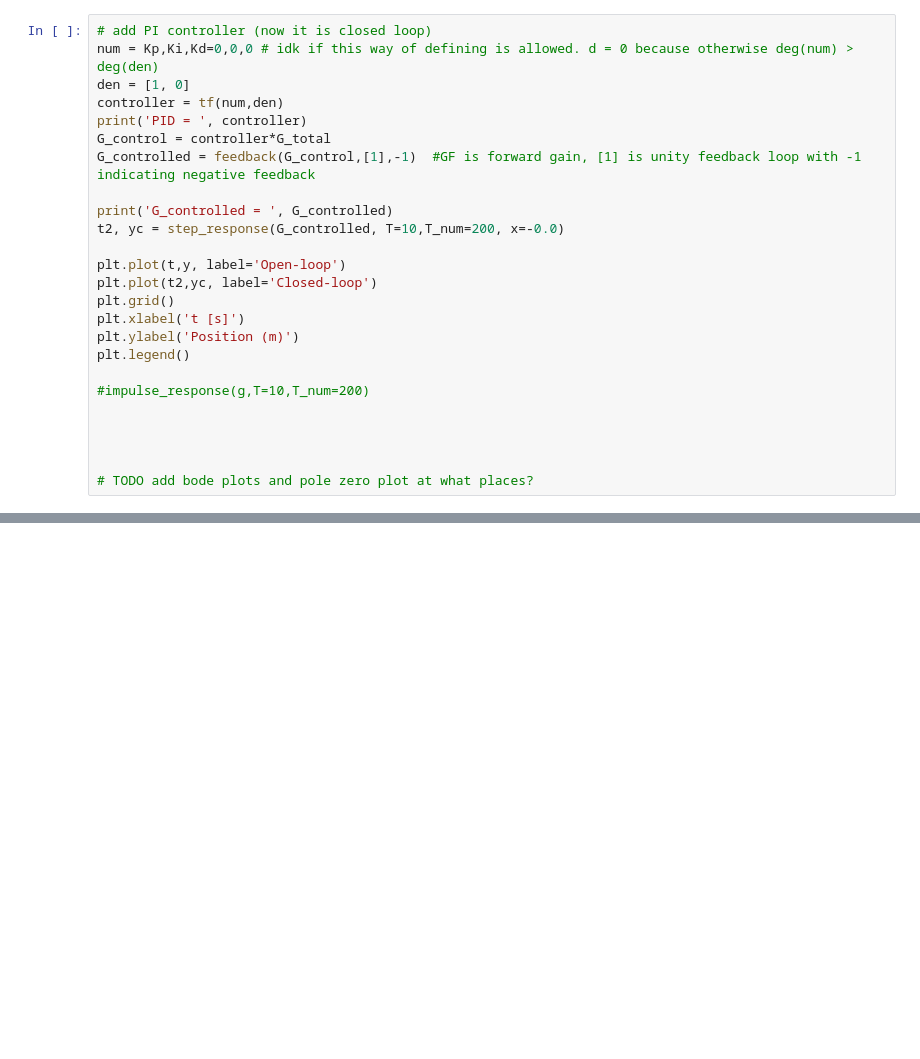
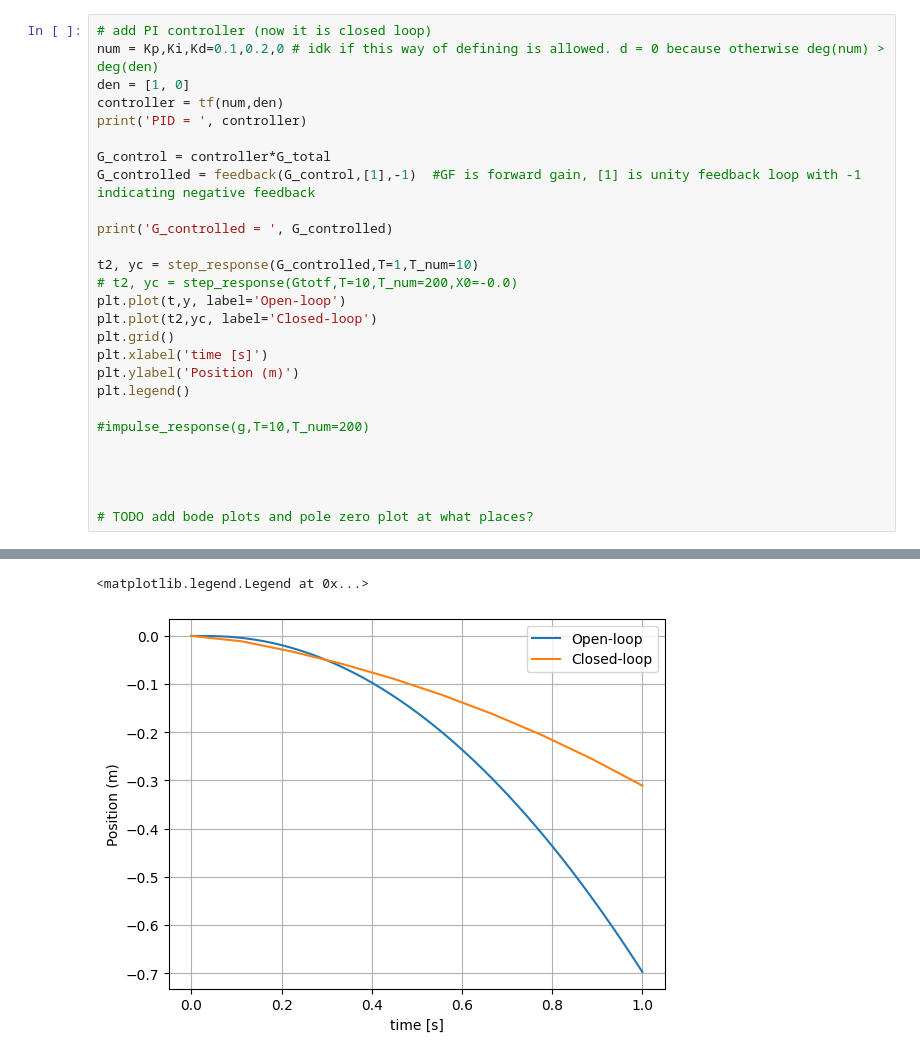
Before and after one commit to TijnAltenaAO/python-modeling, a Jupyter notebook: controlsystemsmodeling.ipynb, the cells around one changed output, grey strips where cells are left out. Cells and saved outputs as stored; diff of their text form; blank space fills up the shorter version.

```diff
--- a/controlsystemsmodeling.ipynb
+++ b/controlsystemsmodeling.ipynb
@@ -200,19 +186,21 @@ Outputs (1): ['y[0]']
 # %%
 # add PI controller (now it is closed loop)
-num = Kp,Ki,Kd=0,0,0 # idk if this way of defining is allowed. d = 0 because otherwise deg(num) > deg(den)
+num = Kp,Ki,Kd=0.1,0.2,0 # idk if this way of defining is allowed. d = 0 because otherwise deg(num) > deg(den)
 den = [1, 0]
 controller = tf(num,den)
 print('PID = ', controller)
+
 G_control = controller*G_total
 G_controlled = feedback(G_control,[1],-1)  #GF is forward gain, [1] is unity feedback loop with -1 indicating negative feedback
 
 print('G_controlled = ', G_controlled)
-t2, yc = step_response(G_controlled, T=10,T_num=200, x=-0.0)
 
+t2, yc = step_response(G_controlled,T=1,T_num=10)
+# t2, yc = step_response(Gtotf,T=10,T_num=200,X0=-0.0)
 plt.plot(t,y, label='Open-loop')
 plt.plot(t2,yc, label='Closed-loop')
 plt.grid()
-plt.xlabel('t [s]')
+plt.xlabel('time [s]')
 plt.ylabel('Position (m)')
 plt.legend()
 
@@ -222,3 +210,4 @@ plt.legend()
 
 
 # TODO add bode plots and pole zero plot at what places?
+# %% [output]
@@ -224,0 +228,2 @@ plt.legend()
+<matplotlib.legend.Legend at 0x...>
+[figure, added]
```
Also changed, not shown: parts of 4 cells of this notebook.
